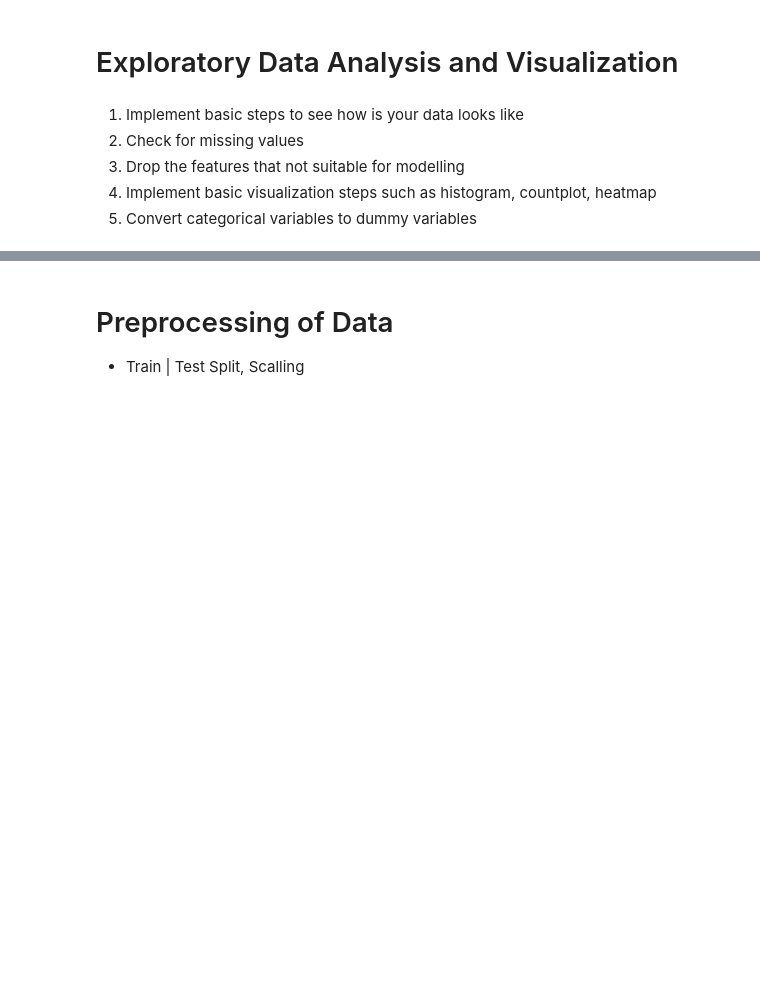
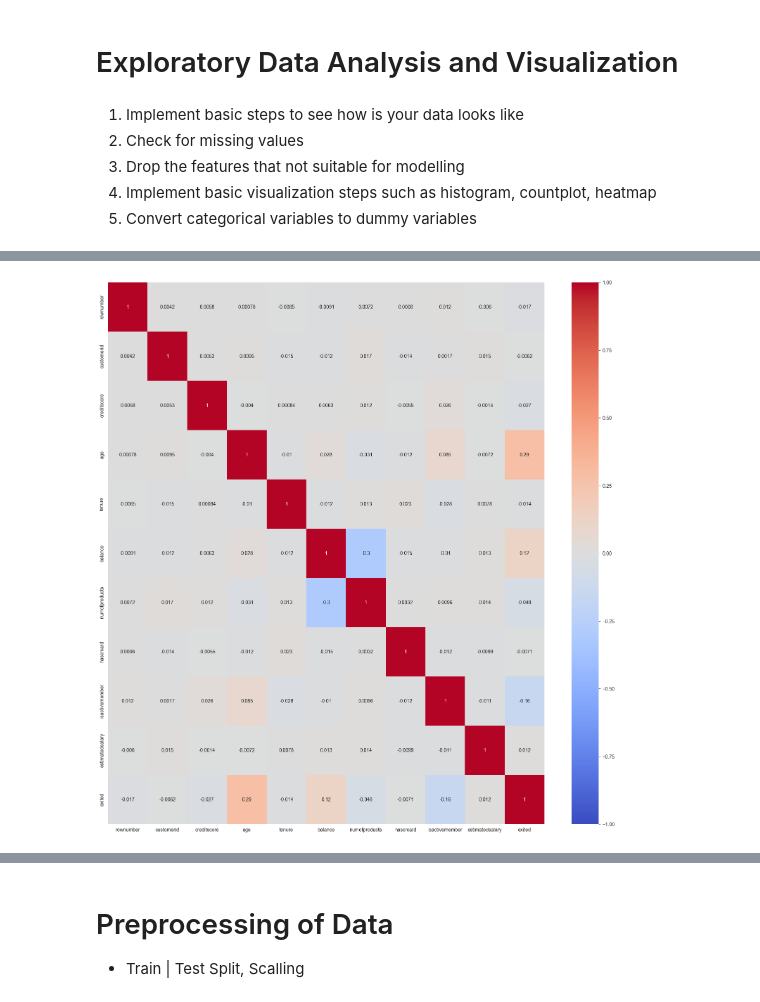
Before and after one commit to iceyisaak/dl_assignment-1, a Jupyter notebook: DL-Assignment-1 (Classification with ANN-Churn Prediction)-Student.ipynb, the cells around one changed output, grey strips where cells are left out. Cells and saved outputs as stored; diff of their text form; code cells hidden in the pictures; blank space fills up the shorter version.

```diff
--- a/DL-Assignment-1 (Classification with ANN-Churn Prediction)-Student.ipynb
+++ b/DL-Assignment-1 (Classification with ANN-Churn Prediction)-Student.ipynb
@@ -30,3 +43,29 @@ The features in the given dataset are:
+# %%
+import numpy as np
+import pandas as pd
+import matplotlib.pyplot as plt
+import seaborn as sns
+from tensorflow import keras
+import tensorflow as tf
+
+# Uncomment the following lines if you want to suppress warnings:
+# import warnings
+# warnings.filterwarnings("ignore")
+# warnings.warn("this will not show")
+
+plt.rcParams["figure.figsize"] = (10, 6)
+
+sns.set_style("whitegrid")
+pd.set_option("display.float_format", lambda x: "%.3f" % x)
+
+# Set it None to display all rows in the dataframe
+# pd.set_option('display.max_rows', None)
+
+# Set it to None to display all columns in the dataframe
+pd.set_option("display.max_columns", None)
+# %%
+path = "Churn_Modelling.csv"
+df = pd.read_csv(path)
 # %% [markdown]
 # Exploratory Data Analysis and Visualization
 # %% [markdown]
@@ -37,0 +110,3 @@ The features in the given dataset are:
+# %%
+df.columns = df.columns.str.lower()
+df.info()
@@ -37,0 +164,6 @@ The features in the given dataset are:
+# %%
+plt.figure(figsize=(20, 20))
+sns.heatmap(df.corr(numeric_only=True), annot=True, vmin=-1, vmax=1, cmap="coolwarm")
+plt.show()
+# %% [output]
+[figure, added]
```
Also changed, not shown: parts of 37 cells of this notebook.
